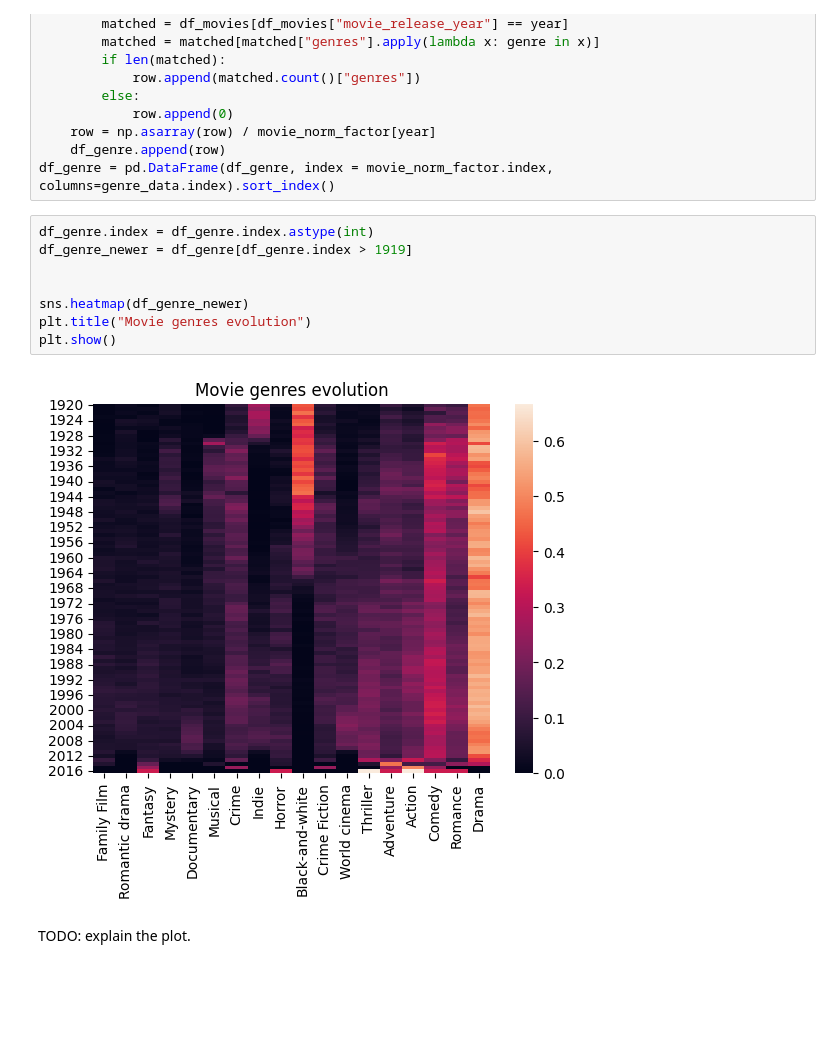
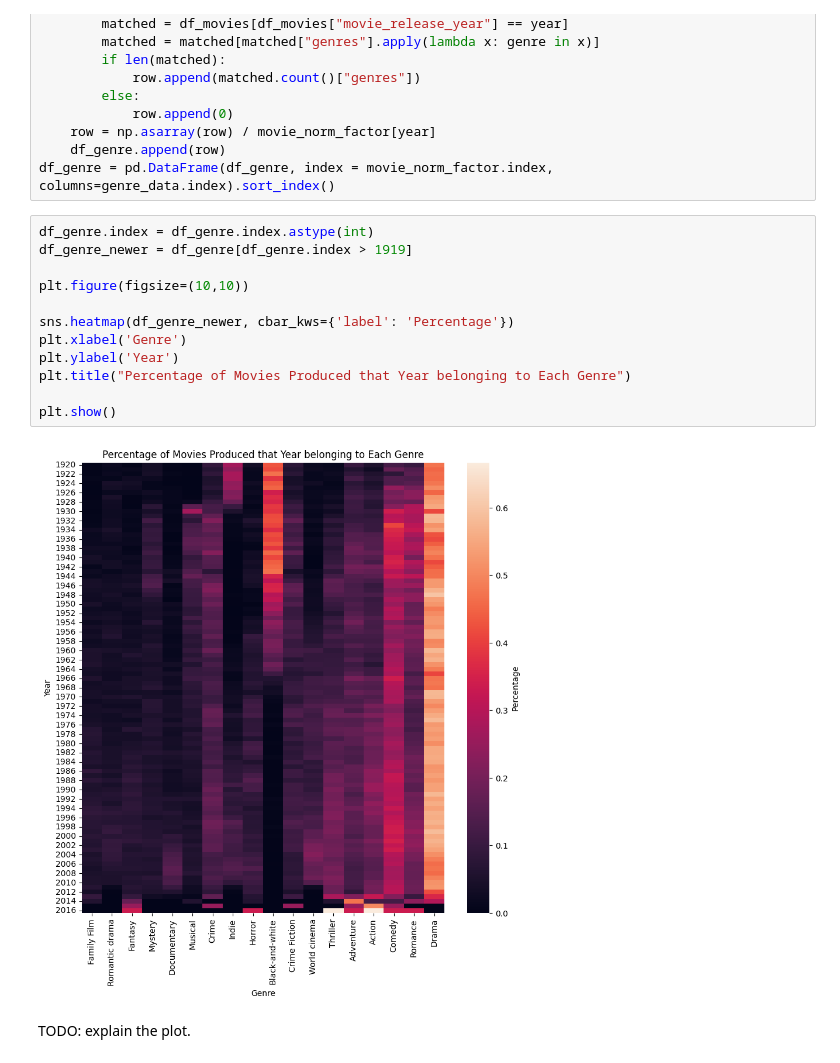
Before and after one commit to epfl-ada/ada-2022-project-r4d4r, a Jupyter notebook: BigNotebook.ipynb, the cells around one changed output. Cells and saved outputs as stored; diff of their text form; blank space fills up the shorter version.

```diff
--- a/BigNotebook.ipynb
+++ b/BigNotebook.ipynb
@@ -561,13 +561,17 @@ df_genre = pd.DataFrame(df_genre, index = movie_norm_factor.index, columns=genre
 # %%
 df_genre.index = df_genre.index.astype(int)
 df_genre_newer = df_genre[df_genre.index > 1919]
 
+plt.figure(figsize=(10,10))
 
-sns.heatmap(df_genre_newer)
-plt.title("Movie genres evolution")
+sns.heatmap(df_genre_newer, cbar_kws={'label': 'Percentage'})
+plt.xlabel('Genre')
+plt.ylabel('Year')
+plt.title("Percentage of Movies Produced that Year belonging to Each Genre")
+
 plt.show()
 # %% [output]
-[figure, old version]
+[figure, new version]
 # %% [markdown]
 TODO: explain the plot.
 # %% [markdown]
```
Also changed, not shown: parts of 27 cells of this notebook.
